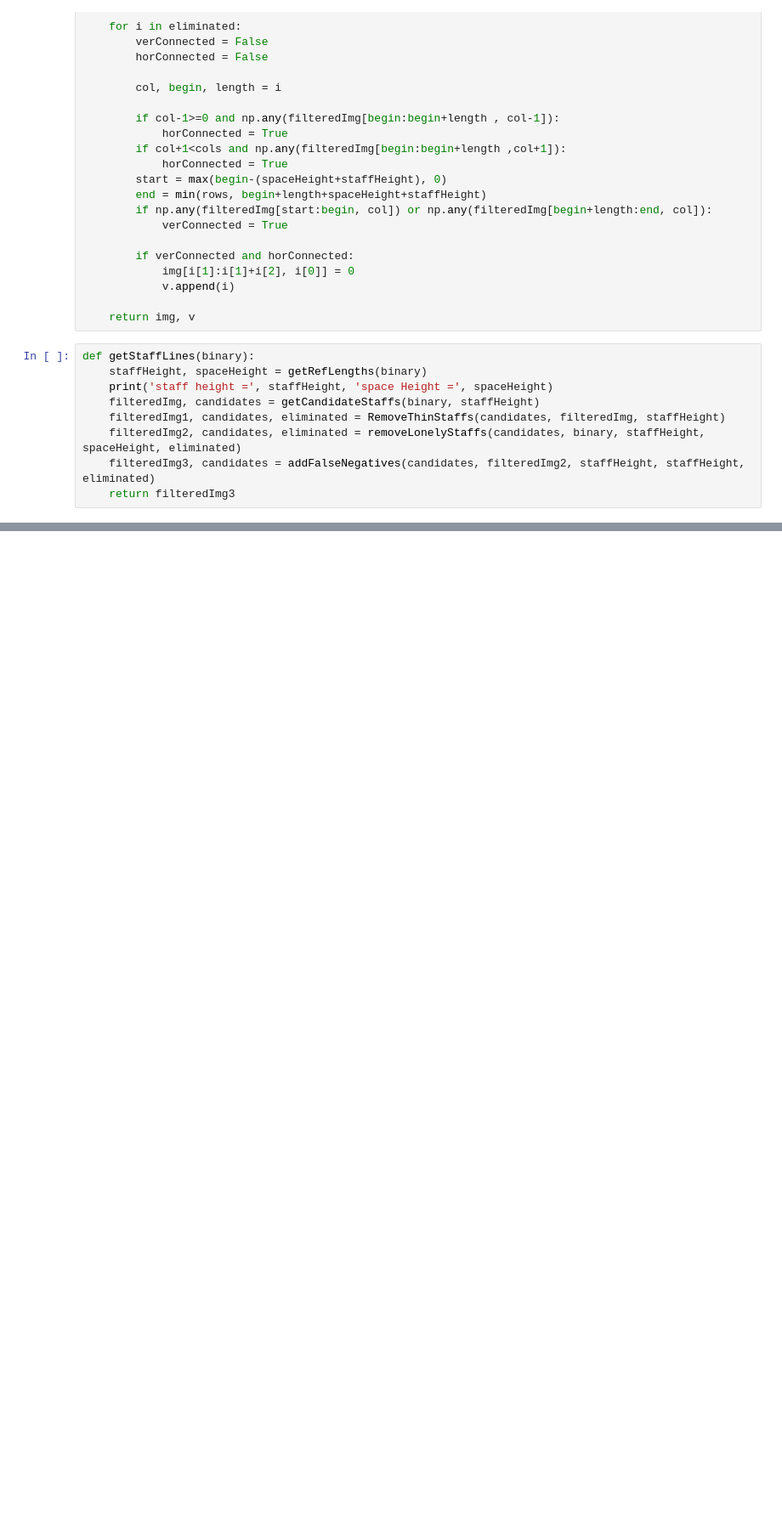
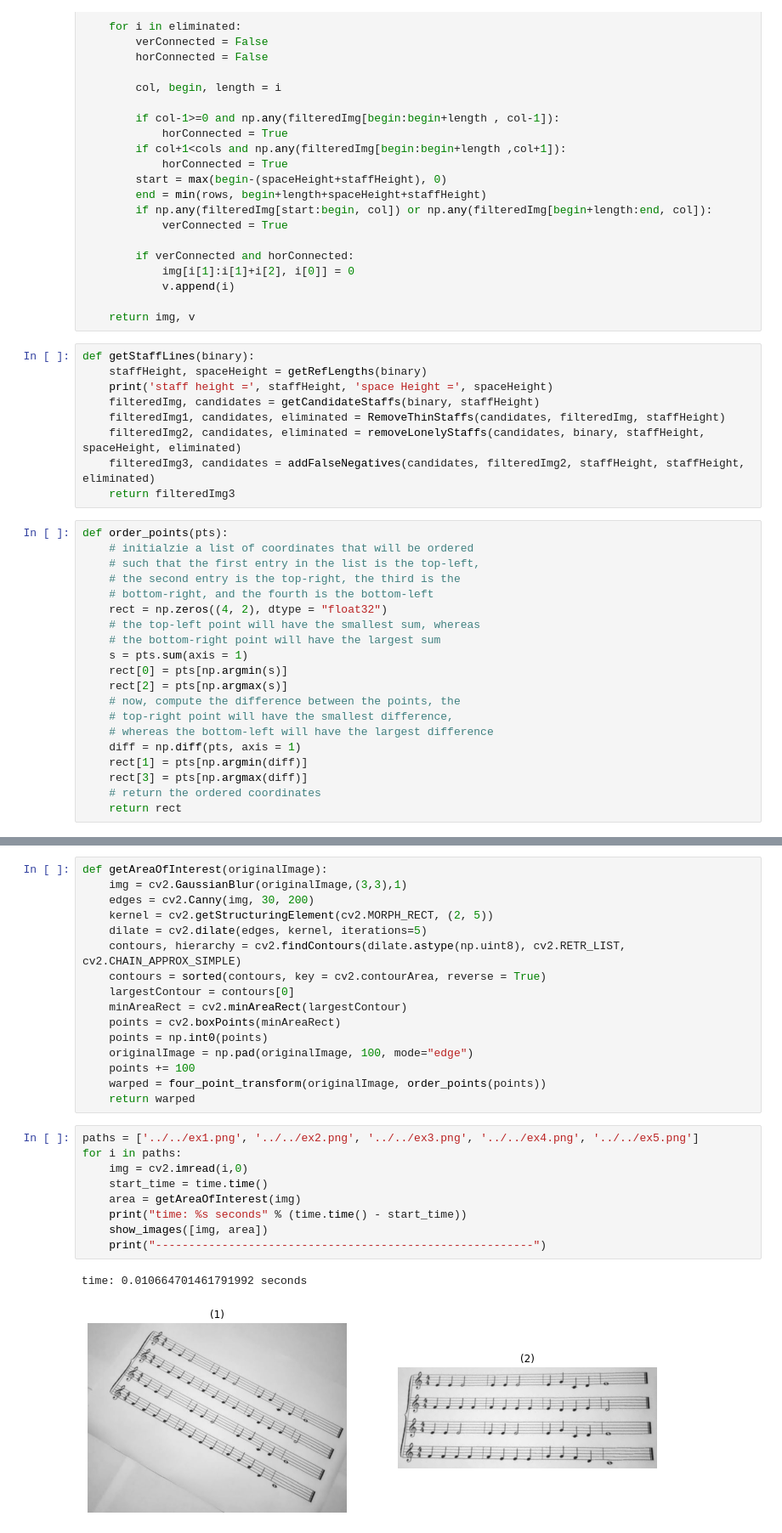
Before and after one commit to lido22/Optical-Music-Recognition, a Jupyter notebook: Preprocessing/Preprocessing.ipynb, the cells around one changed output, grey strips where cells are left out. Shown: that part at 85% size. Cells and saved outputs as stored; diff of their text form; blank space fills up the shorter version.

Commit message:
add getAreaOfInterest function

```diff
--- a/Preprocessing/Preprocessing.ipynb
+++ b/Preprocessing/Preprocessing.ipynb
@@ -277,3 +264,23 @@ def getStaffLines(binary):
     filteredImg2, candidates, eliminated = removeLonelyStaffs(candidates, binary, staffHeight, spaceHeight, eliminated)
     filteredImg3, candidates = addFalseNegatives(candidates, filteredImg2, staffHeight, staffHeight, eliminated)
     return filteredImg3
+# %%
+def order_points(pts):
+    # initialzie a list of coordinates that will be ordered
+    # such that the first entry in the list is the top-left,
+    # the second entry is the top-right, the third is the
+    # bottom-right, and the fourth is the bottom-left
+    rect = np.zeros((4, 2), dtype = "float32")
+    # the top-left point will have the smallest sum, whereas
+    # the bottom-right point will have the largest sum
+    s = pts.sum(axis = 1)
+    rect[0] = pts[np.argmin(s)]
+    rect[2] = pts[np.argmax(s)]
+    # now, compute the difference between the points, the
+    # top-right point will have the smallest difference,
+    # whereas the bottom-left will have the largest difference
+    diff = np.diff(pts, axis = 1)
+    rect[1] = pts[np.argmin(diff)]
+    rect[3] = pts[np.argmax(diff)]
+    # return the ordered coordinates
+    return rect
@@ -279,0 +320,28 @@ def getStaffLines(binary):
+# %%
+def getAreaOfInterest(originalImage):
+    img = cv2.GaussianBlur(originalImage,(3,3),1)
+    edges = cv2.Canny(img, 30, 200)
+    kernel = cv2.getStructuringElement(cv2.MORPH_RECT, (2, 5))
+    dilate = cv2.dilate(edges, kernel, iterations=5)
+    contours, hierarchy = cv2.findContours(dilate.astype(np.uint8), cv2.RETR_LIST, cv2.CHAIN_APPROX_SIMPLE)
+    contours = sorted(contours, key = cv2.contourArea, reverse = True)
+    largestContour = contours[0]
+    minAreaRect = cv2.minAreaRect(largestContour)
+    points = cv2.boxPoints(minAreaRect)
+    points = np.int0(points)
+    originalImage = np.pad(originalImage, 100, mode="edge")
+    points += 100
+    warped = four_point_transform(originalImage, order_points(points))
+    return warped
+# %%
+paths = ['../../ex1.png', '../../ex2.png', '../../ex3.png', '../../ex4.png', '../../ex5.png']
+for i in paths:
+    img = cv2.imread(i,0)
+    start_time = time.time()
+    area = getAreaOfInterest(img)
+    print("time: %s seconds" % (time.time() - start_time))
+    show_images([img, area])
+    print("---------------------------------------------------------")
+# %% [output]
+time: 0.010664701461791992 seconds
+[figure, added]
```
Also changed, not shown: parts of 6 cells of this notebook.
